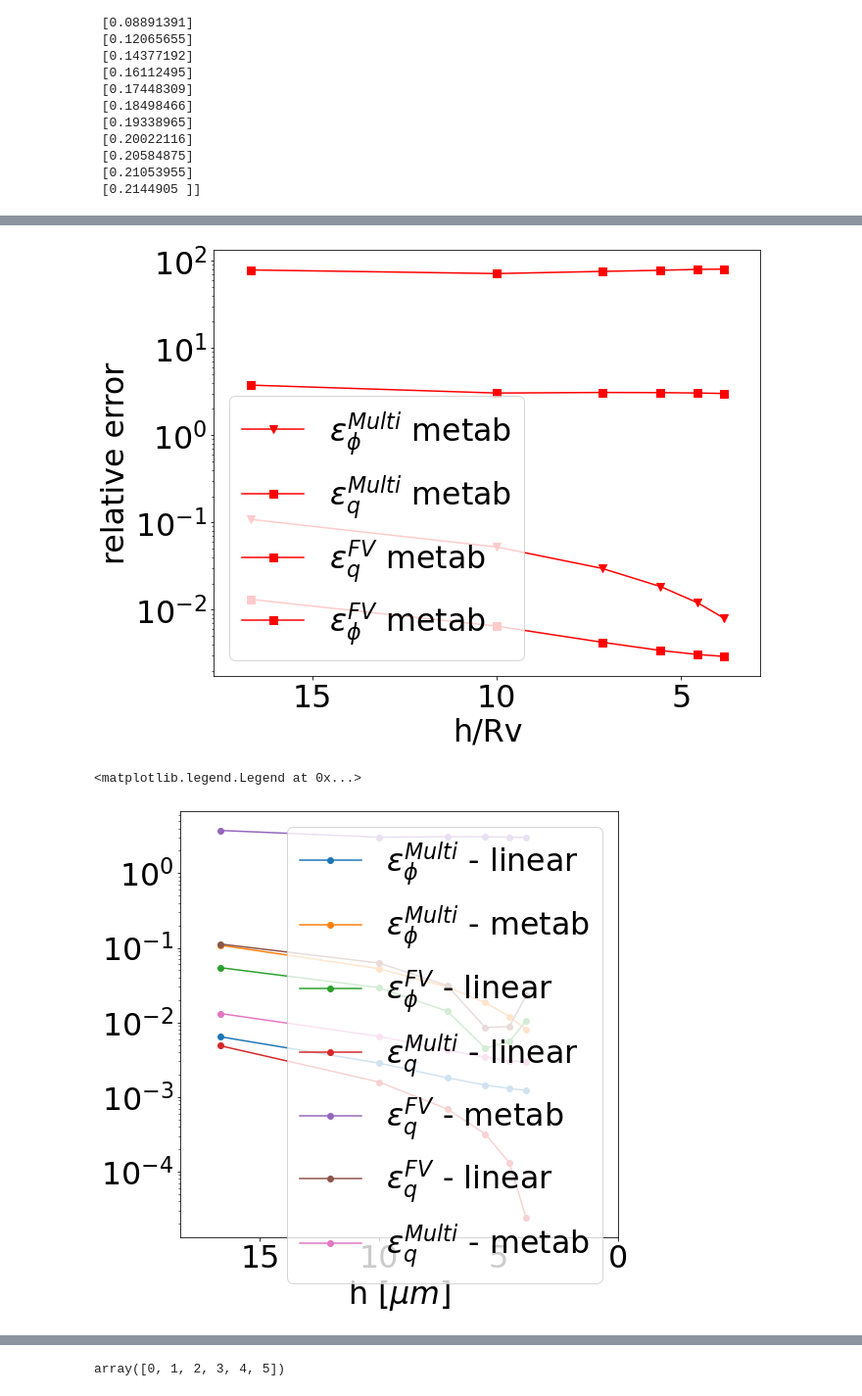
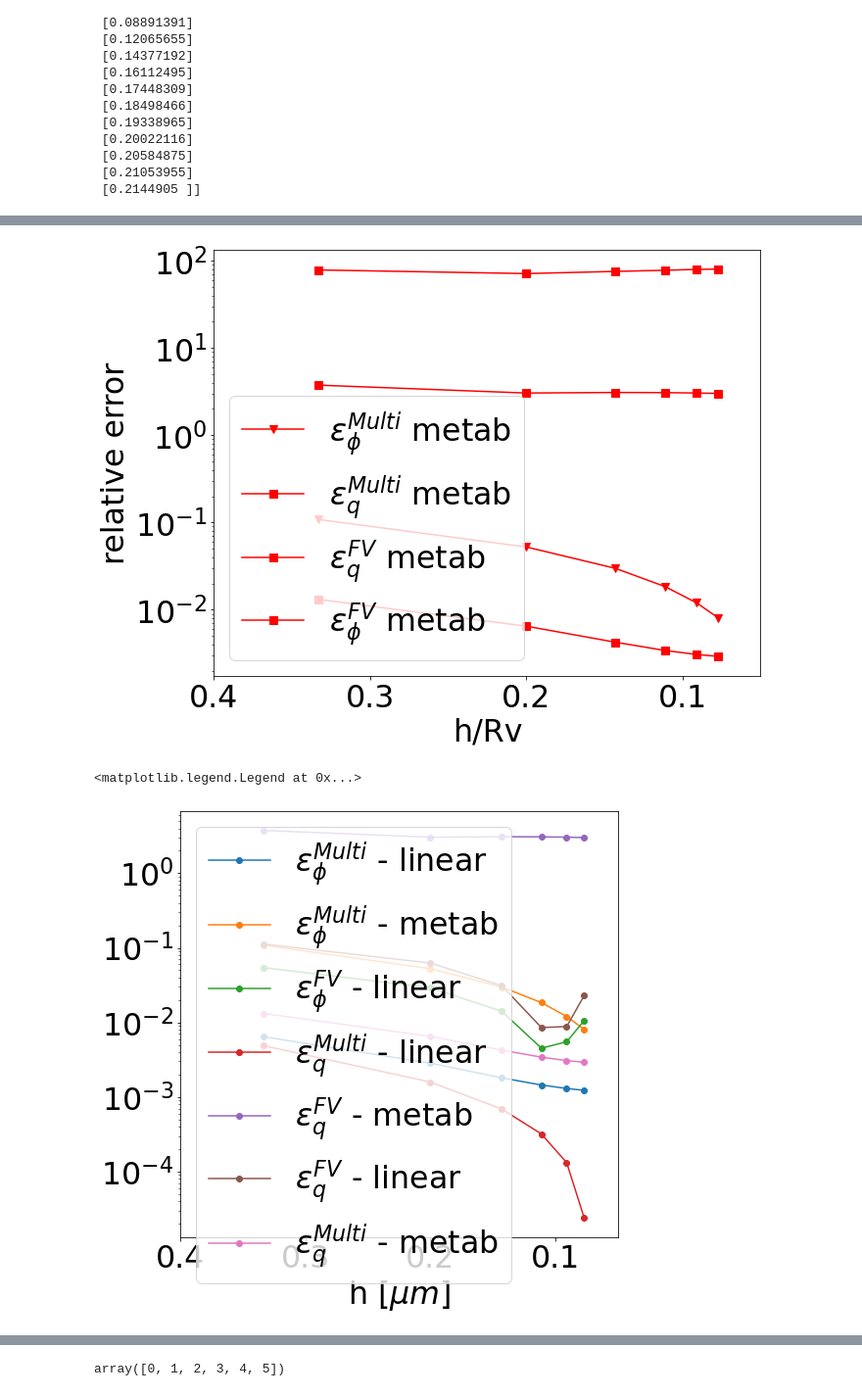
Before and after one commit to davidpucela16/Hybrid_2D_beta, a Jupyter notebook: Figures_and_Tests/base/csv_outputs/base.ipynb, the cells around one changed output, grey strips where cells are left out. Shown: that part at 98% size. Drawn from its saved outputs; the diff is of its cells as text; code cells hidden in the pictures.

```diff
--- a/Figures_and_Tests/base/csv_outputs/base.ipynb
+++ b/Figures_and_Tests/base/csv_outputs/base.ipynb
@@ -74,6 +74,6 @@ print(array_of_cells[indexes])
 [ 3  5  7  9 11 13 15 17 19 21 23 25 27 29 31 33 35 37]
 # %%
 COMSOL_metab_dir
-h=alpha/array_of_cells
+h=1/array_of_cells
 print(h)
 # %% [output]
@@ -172,30 +172,30 @@ plt.plot(h[indexes], err_q_FV_metab[indexes],marker='s',color='r', markersize=8,
 
 plt.plot(h[indexes], err_phi_FV_metab[indexes],marker='s',color='r', markersize=8, label='$\\varepsilon_{\phi}^{FV}$ metab')
 plt.ylabel('relative error')
-plt.xlim(max(h)+1, h[indexes[-1]]-1)
+plt.xlim(0.4,0.05)
 plt.yscale('log')
 plt.xlabel('h/Rv')
 plt.legend()
-plt.savefig(directory_article_figures + '/Single_source/base/metab_errs.pdf')
+plt.savefig(directory_article_figures + '/Single_source/base/metab_errs.eps')
 # %% [output]
-[figure, old version]
+[figure, new version]
 # %%
 plt.plot(h[indexes], err_phi_Multi_linear[indexes],'-o', label='$\\varepsilon_{\phi}^{Multi}$ - linear')
 plt.plot(h[indexes],err_phi_Multi_metab[indexes] ,'-o', label='$\\varepsilon_{\phi}^{Multi}$ - metab')
 plt.plot(h[indexes], err_phi_FV_linear[indexes],'-o', label='$\\varepsilon_{\phi}^{FV}$ - linear')
 plt.plot(h[indexes], err_q_Multi_linear[indexes], '-o',label='$\\varepsilon_{q}^{Multi}$ - linear')
 plt.plot(h[indexes], err_q_FV_metab[indexes],'-o', label='$\\varepsilon_{q}^{FV}$ - metab')
 
 plt.plot(h[indexes], err_q_FV_linear[indexes],'-o', label='$\\varepsilon_{q}^{FV}$ - linear')
 plt.plot(h[indexes], err_q_Multi_metab[indexes],'-o', label='$\\varepsilon_{q}^{Multi}$ - metab')
 
-plt.xlim(max(h)*1.1, 0)
+plt.xlim(0.4,0.05)
 plt.yscale('log')
 plt.xlabel('h [$\mu m$]')
 plt.legend()
 # %% [output]
 <matplotlib.legend.Legend at 0x...>
-[figure, old version]
+[figure, new version]
 # %%
 plt.plot(h[indexes],np.array(q_Multi_linear)[indexes],'-o' ,label='q_Multi')
 plt.legend()
```
Also changed, not shown: parts of 6 cells of this notebook, 7 other files.
